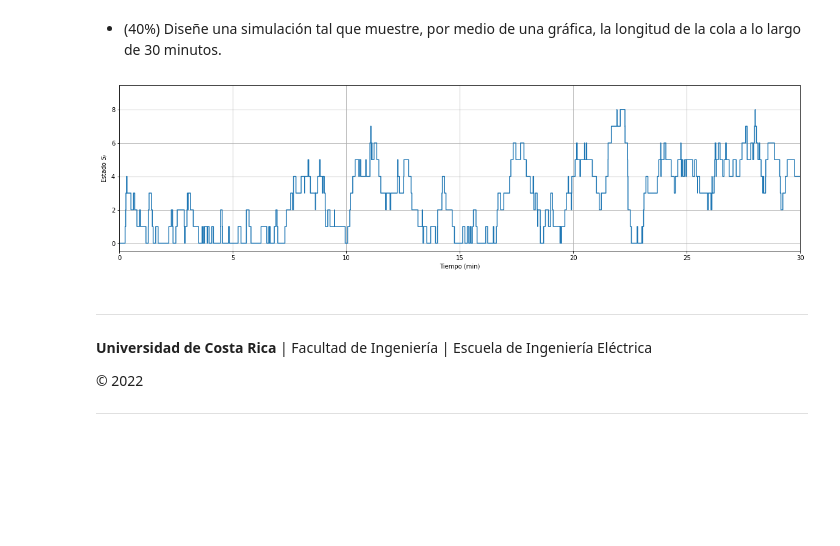
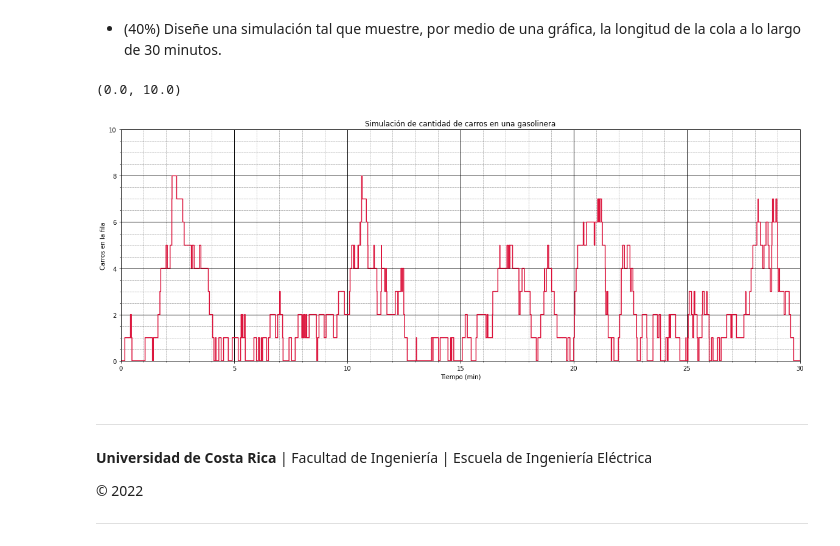
Before and after one commit to phrax-P/Proyecto5_Modelos, a Jupyter notebook: P5.ipynb, the cells around one changed output. Drawn from its saved outputs; the diff is of its cells as text; code cells hidden in the pictures; blank space fills up the shorter version.

Commit message:
Mejoras en graficas

```diff
--- a/P5.ipynb
+++ b/P5.ipynb
@@ -117,18 +117,32 @@ print('1/Ω: ', Omega_inv)
 # %%
 # No le di mucha mente, luego reviso si está mal
 estados, tiempos, Omega_inv = random_walk(1000)
 t = np.array([sum(tiempos[0:x]) for x in range(len(estados))])
 fig, (ax1) = plt.subplots(nrows=1, sharex=True, figsize=(20, 7))
 # Gráfica
-
-ax1.step(t, estados, where = 'post')
+# Titulo
+ax1.set_title("Simulación de cantidad de carros en una gasolinera")
+# STEP
+ax1.step(t, estados, where = 'post', c='crimson')
+# 30mins
 ax1.set_xlim(0, 30)
-ax1.set_ylabel("Estado $S_i$")
+# Labels
+ax1.set_ylabel("Carros en la fila")
 ax1.set_xlabel("Tiempo (min)")
-ax1.grid()
-ax1.show()
+# GRID
+ax1.minorticks_on()
+# Customize the major grid
+ax1.grid(which='major', linestyle='-', linewidth='1', color='black')
+# Customize the minor grid
+ax1.grid(which='minor', linestyle=':', linewidth='0.5', color='black')
+# Ponemos el grid detras de la grafica
+ax1.set_axisbelow(True)
+# ylim
+ax1.set_ylim(0,max([i for i in estados[0:len(tiempos)]])+1)
+##
 # %% [output]
+(0.0, 10.0)
-[figure, old version]
+[figure, new version]
 # %% [markdown]
 ---
 **Universidad de Costa Rica** | Facultad de Ingeniería | Escuela de Ingeniería Eléctrica
```
Also changed, not shown: parts of 1 cell of this notebook.
